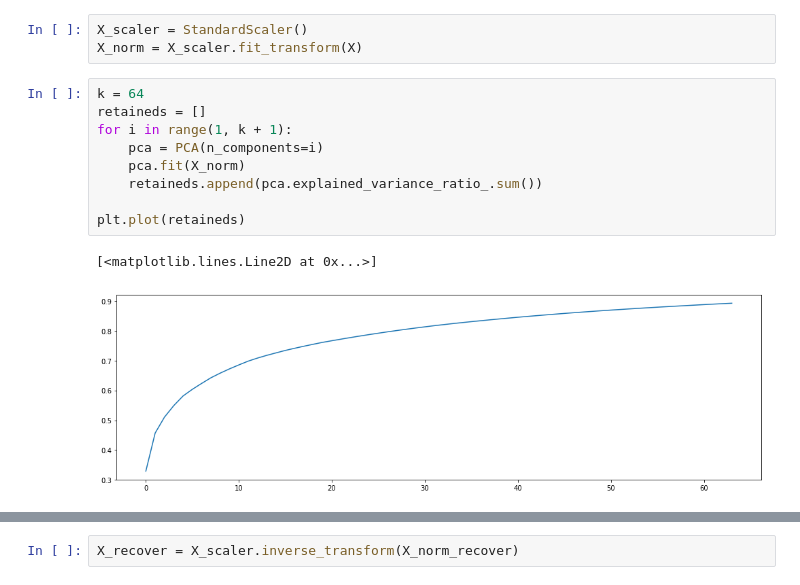
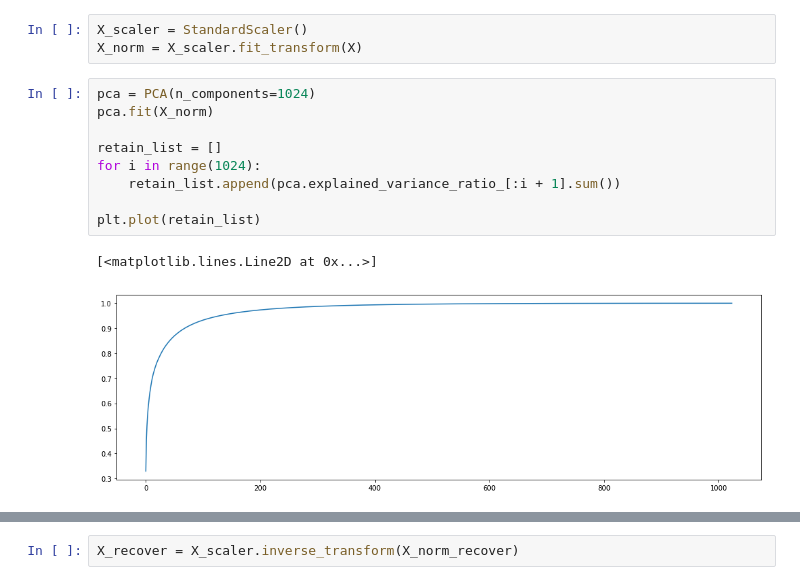
Before and after one commit to CoderSLZhang/Machine_Learning_Demo, a Jupyter notebook: PCA降维/2.PCA_face.ipynb, the cells around one changed output, grey strips where cells are left out. Saved outputs shown, nothing was run; the diff lists cells and outputs as text.

```diff
--- a/PCA降维/2.PCA_face.ipynb
+++ b/PCA降维/2.PCA_face.ipynb
@@ -27,16 +27,16 @@ for i in range(30):
 # %%
 X_scaler = StandardScaler()
 X_norm = X_scaler.fit_transform(X)
-# %%
-k = 64
-retaineds = []
-for i in range(1, k + 1):
-    pca = PCA(n_components=i)
-    pca.fit(X_norm)
-    retaineds.append(pca.explained_variance_ratio_.sum())
-
-plt.plot(retaineds)
-# %% [output]
-[<matplotlib.lines.Line2D at 0x...>]
-[figure, removed]
+# %%
+pca = PCA(n_components=1024)
+pca.fit(X_norm)
+
+retain_list = []
+for i in range(1024):
+    retain_list.append(pca.explained_variance_ratio_[:i + 1].sum())
+
+plt.plot(retain_list)
+# %% [output]
+[<matplotlib.lines.Line2D at 0x...>]
+[figure, added]
 # %%
```
Also changed, not shown: parts of 2 cells of this notebook.
